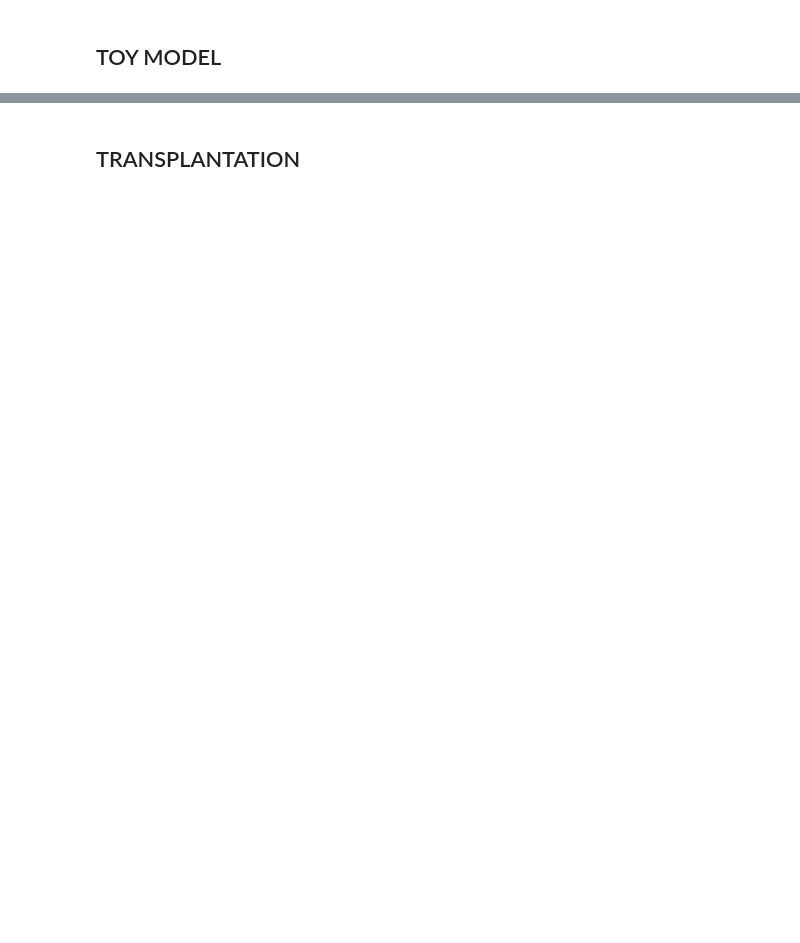
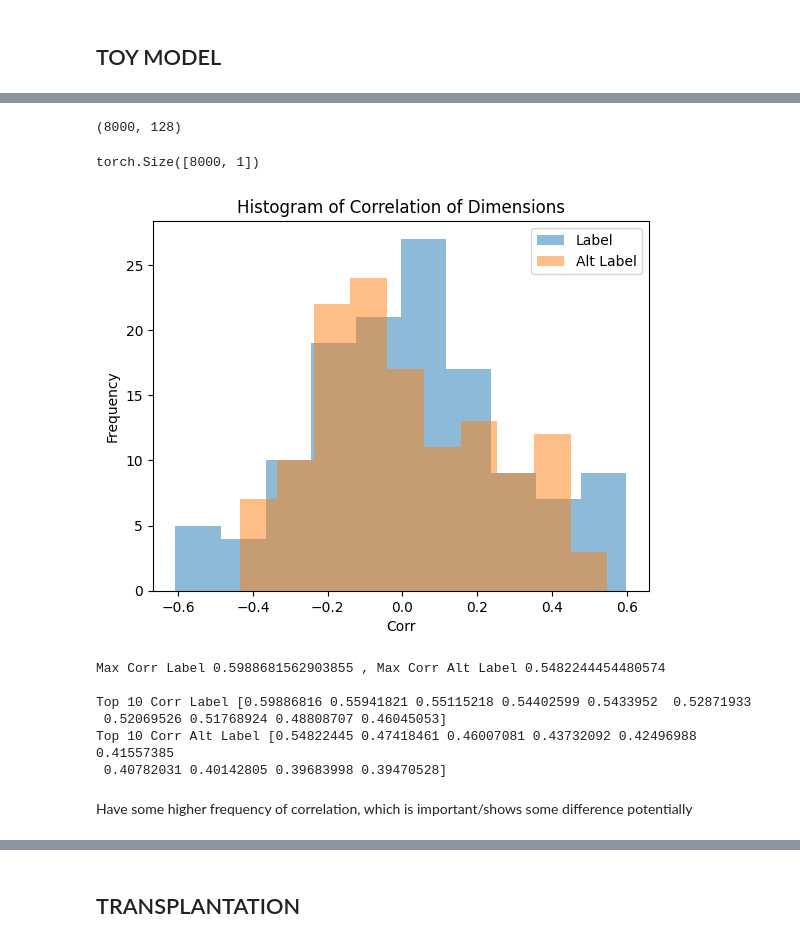
Before and after one commit to surajK610/curriculum_learning, a Jupyter notebook: src/toy_model.ipynb, the cells around one changed output, grey strips where cells are left out. Cells and saved outputs as stored; diff of their text form; code cells hidden in the pictures; blank space fills up the shorter version.

```diff
--- a/src/toy_model.ipynb
+++ b/src/toy_model.ipynb
@@ -304,3 +396,36 @@ plt.show()
+# %%
+disamb_learn_numpy.shape
+# %% [output]
+(8000, 128)
+# %%
+labels_train.shape
+# %% [output]
+torch.Size([8000, 1])
+# %%
+corr_label_dims = [scipy.stats.pearsonr(labels_train.squeeze(), interm_train.detach()[:, i]).statistic for i in range(interm_train.shape[1])]
+corr_alt_label_dims = [scipy.stats.pearsonr(alt_labels_train.squeeze(), interm_train.detach()[:, i]).statistic for i in range(interm_train.shape[1])]
+
+plt.hist(corr_label_dims, alpha=0.5, label='List 1')
+plt.hist(corr_alt_label_dims, alpha=0.5, label='List 2')
+plt.title('Histogram of Correlation of Dimensions')
+plt.xlabel('Corr')
+plt.ylabel('Frequency')
+plt.legend(['Label', 'Alt Label'])
+
+plt.show()
+
+print('Max Corr Label', max(corr_label_dims), ', Max Corr Alt Label', max(corr_alt_label_dims))
+print('\nTop 10 Corr Label', torch.topk(torch.tensor(corr_label_dims), 10).values.numpy(), '\nTop 10 Corr Alt Label', torch.topk(torch.tensor(corr_alt_label_dims), 10).values.numpy())
+# %% [output]
+[figure, added]
+Max Corr Label 0.5988681562903855 , Max Corr Alt Label 0.5482244454480574
+
+Top 10 Corr Label [0.59886816 0.55941821 0.55115218 0.54402599 0.5433952  0.52871933
+ 0.52069526 0.51768924 0.48808707 0.46045053]
+Top 10 Corr Alt Label [0.54822445 0.47418461 0.46007081 0.43732092 0.42496988 0.41557385
+ 0.40782031 0.40142805 0.39683998 0.39470528]
+# %% [markdown]
+Have some higher frequency of correlation, which is important/shows some difference potentially
 # %%
 class Probe(pl.LightningModule):
     def __init__(self, num_features: int):
```
Also changed, not shown: parts of 32 cells of this notebook, 6 other files.
